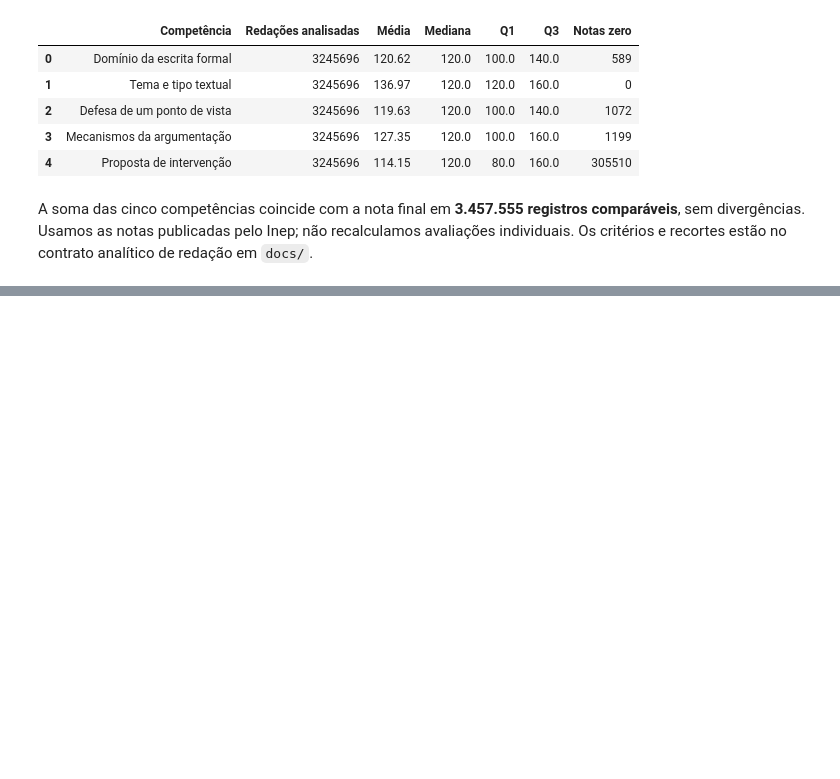
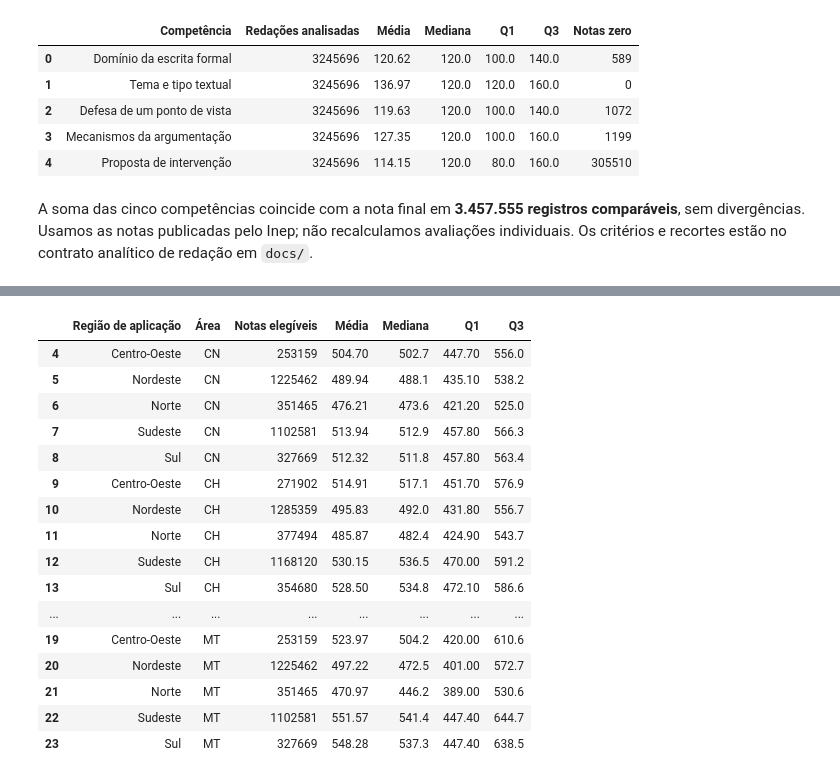
Before and after one commit to pachecosamuel/ENEM-Data-Analysis, a Jupyter notebook: apresentacao/visao_geral_2025.ipynb, the cells around one changed output, grey strips where cells are left out. Cells and saved outputs as stored; diff of their text form; code cells hidden in the pictures; blank space fills up the shorter version.

```diff
--- a/apresentacao/visao_geral_2025.ipynb
+++ b/apresentacao/visao_geral_2025.ipynb
@@ -182,0 +276,22 @@ A soma das cinco competências coincide com a nota final em **3.457.555 registro
+# %%
+notas_local=pd.DataFrame(territorial['desempenho'])
+colunas_notas_local={'local':'Região de aplicação','area':'Área','elegiveis':'Notas elegíveis','media':'Média','mediana':'Mediana','q1':'Q1','q3':'Q3'}
+display(notas_local[notas_local.nivel=='Região'][list(colunas_notas_local)].rename(columns=colunas_notas_local).round(2))
+# %% [output]
+|  | Região de aplicação | Área | Notas elegíveis | Média | Mediana | Q1 | Q3 |
+| 4 | Centro-Oeste | CN | 253159 | 504.70 | 502.7 | 447.70 | 556.0 |
+| 5 | Nordeste | CN | 1225462 | 489.94 | 488.1 | 435.10 | 538.2 |
+| 6 | Norte | CN | 351465 | 476.21 | 473.6 | 421.20 | 525.0 |
+| 7 | Sudeste | CN | 1102581 | 513.94 | 512.9 | 457.80 | 566.3 |
+| 8 | Sul | CN | 327669 | 512.32 | 511.8 | 457.80 | 563.4 |
+| 9 | Centro-Oeste | CH | 271902 | 514.91 | 517.1 | 451.70 | 576.9 |
+| 10 | Nordeste | CH | 1285359 | 495.83 | 492.0 | 431.80 | 556.7 |
+| 11 | Norte | CH | 377494 | 485.87 | 482.4 | 424.90 | 543.7 |
+| 12 | Sudeste | CH | 1168120 | 530.15 | 536.5 | 470.00 | 591.2 |
+| 13 | Sul | CH | 354680 | 528.50 | 534.8 | 472.10 | 586.6 |
+| ... | ... | ... | ... | ... | ... | ... | ... |
+| 19 | Centro-Oeste | MT | 253159 | 523.97 | 504.2 | 420.00 | 610.6 |
+| 20 | Nordeste | MT | 1225462 | 497.22 | 472.5 | 401.00 | 572.7 |
+| 21 | Norte | MT | 351465 | 470.97 | 446.2 | 389.00 | 530.6 |
+| 22 | Sudeste | MT | 1102581 | 551.57 | 541.4 | 447.40 | 644.7 |
+| 23 | Sul | MT | 327669 | 548.28 | 537.3 | 447.40 | 638.5 |
```
Also changed, not shown: parts of 19 cells of this notebook, 47 other files.
